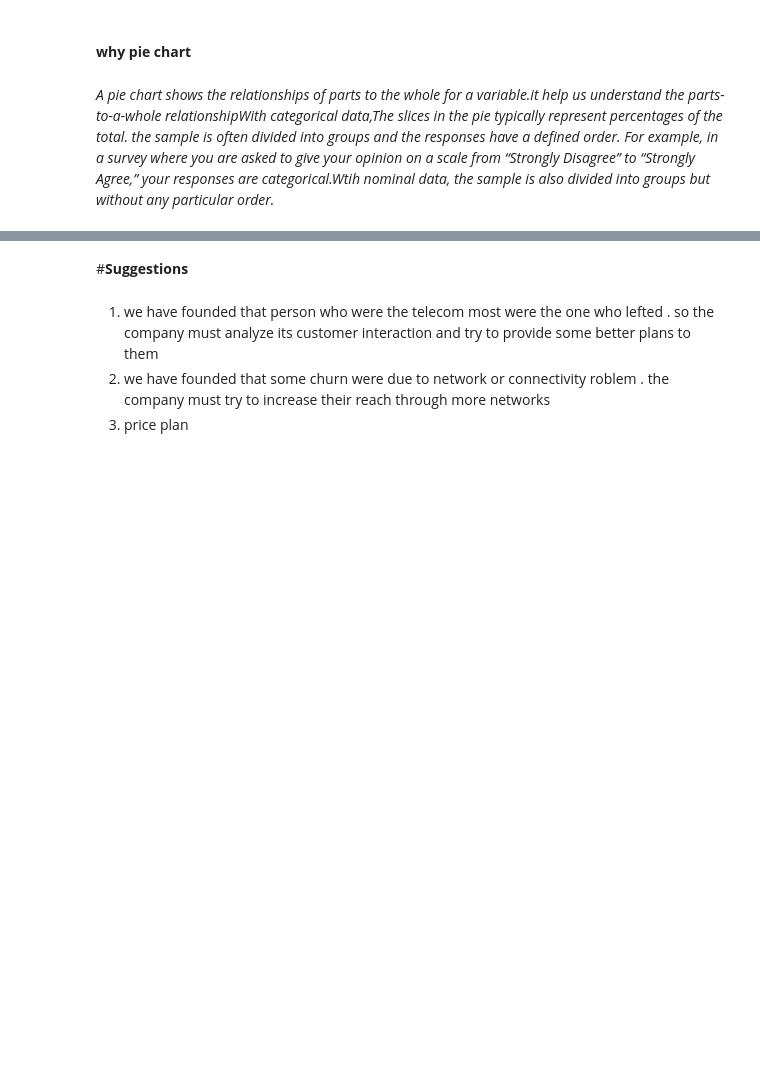
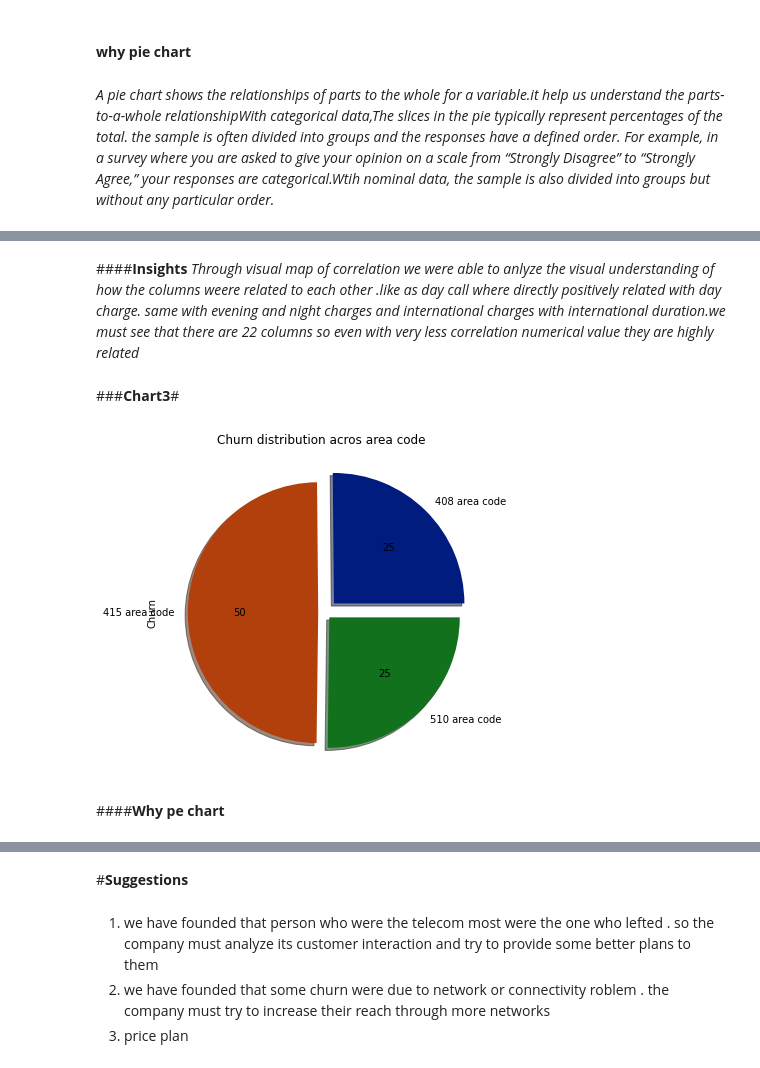
Before and after one commit to surya81/myproject, a Jupyter notebook: Telecom_Churn_Analysis.ipynb, the cells around one changed output, grey strips where cells are left out. Cells and saved outputs as stored; diff of their text form; code cells hidden in the pictures; blank space fills up the shorter version.

```diff
--- a/Telecom_Churn_Analysis.ipynb
+++ b/Telecom_Churn_Analysis.ipynb
@@ -565,0 +586,23 @@ Name: Churn, dtype: int64
+# %% [markdown]
+####**Insights**
+*Through visual map of correlation we were able to anlyze the visual understanding of how the columns weere related to each other .like as day call where directly positively related with day charge. same with evening and night charges and international charges with international duration.we must see that there are 22 columns so even with very less correlation numerical value they are highly related*
+# %% [markdown]
+###**Chart3**#
+# %%
+#Chart 3 univariate Analysis of area code
+# since all the customers are divided across only three area code
+palette_color = sns.color_palette('dark')# we will use dark pallete for pie chart color
+telecom_df.groupby("Area code")["Churn"].count().plot(kind = 'pie',
+                                        figsize=(8,6), # set figure size to display
+                                        title="Churn distribution acros area code  ", #set title
+                                        labels = ["408 area code","415 area code","510 area code"], # labels ofeach piece
+                                        colors = palette_color,
+                                        shadow = True, # show shadow by default it is False
+                                        autopct= '%.f',
+                                        explode  = [0.1,0.05,0.05]) #explode pieces
+# save the chart with a file name
+plt.savefig("churn distributuion across states")
+# %% [output]
+[figure, added]
+# %% [markdown]
+####**Why pe chart**
```
Also changed, not shown: parts of 9 cells of this notebook.
